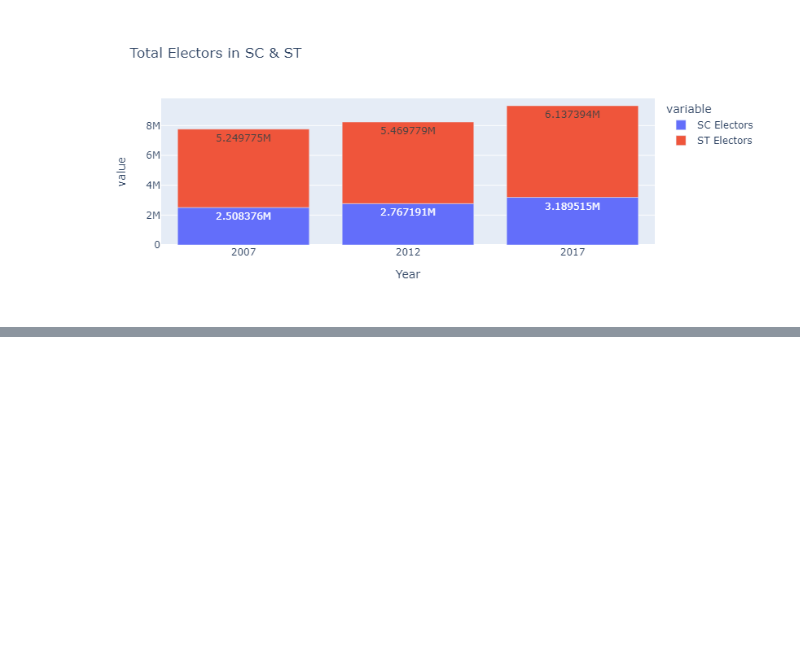
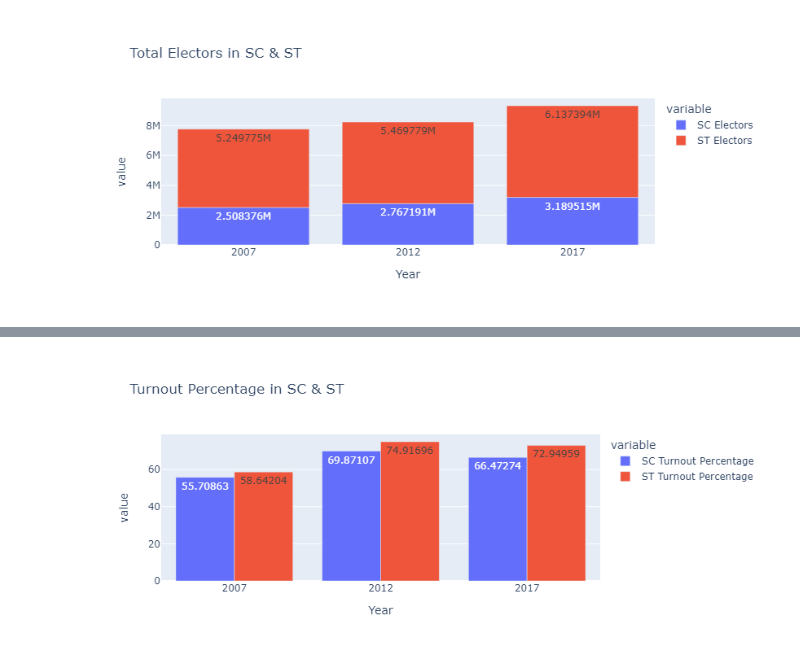
Before and after one commit to abhilashajay-dev/Gujarat-2022, a Jupyter notebook: Guj.ipynb, the cells around one changed output, grey strips where cells are left out. Cells and saved outputs as stored; diff of their text form; code cells hidden in the pictures; blank space fills up the shorter version.

```diff
--- a/Guj.ipynb
+++ b/Guj.ipynb
@@ -207,0 +242,20 @@ total_gen_valid_2017= df[(df['Year']== 2017) & (df['Position'] == 1) & (df['Cons
+# %%
+sc_turnout_2007= total_sc_valid_2007/total_sc_electors_2007*100
+sc_turnout_2012= total_sc_valid_2012/total_sc_electors_2012*100
+sc_turnout_2017= total_sc_valid_2017/total_sc_electors_2017*100
+st_turnout_2007= total_st_valid_2007/total_st_electors_2007*100
+st_turnout_2012= total_st_valid_2012/total_st_electors_2012*100
+st_turnout_2017= total_st_valid_2017/total_st_electors_2017*100
+gen_turnout_2007= total_gen_valid_2007/total_gen_electors_2007*100
+gen_turnout_2012= total_gen_valid_2012/total_gen_electors_2012*100
+gen_turnout_2017= total_gen_valid_2017/total_gen_electors_2017*100
+# %%
+dict9={'2007':sc_turnout_2007, '2012':sc_turnout_2012, '2017':sc_turnout_2017}
+dict10={'2007':st_turnout_2007, '2012':st_turnout_2012, '2017':st_turnout_2017}
+dict11={'2007':gen_turnout_2007, '2012':gen_turnout_2012, '2017':gen_turnout_2017}
+df_turnout_sc = pd.DataFrame(dict9.items(), columns=['Year', 'SC Turnout Percentage'])
+df_turnout_st = pd.DataFrame(dict10.items(), columns=['Year', 'ST Turnout Percentage'])
+df_turnout_gen = pd.DataFrame(dict11.items(), columns=['Year', 'GEN Turnout Percentage'])
+# %%
+df_cat_turnout = pd.merge(df_turnout_sc, df_turnout_st, on='Year', how='left')
+df_cat_turnout = df_cat_turnout.merge(df_turnout_gen, on='Year', how='left')
@@ -207,0 +269,5 @@ total_gen_valid_2017= df[(df['Year']== 2017) & (df['Position'] == 1) & (df['Cons
+# %%
+fig =px.bar(x='Year', y=['SC Turnout Percentage','ST Turnout Percentage'], data_frame=df_cat_turnout,  title="Turnout Percentage in SC & ST", text_auto=True, barmode='group')
+fig.show()
+# %% [output]
+[figure, added]
```
Also changed, not shown: parts of 10 cells of this notebook.
